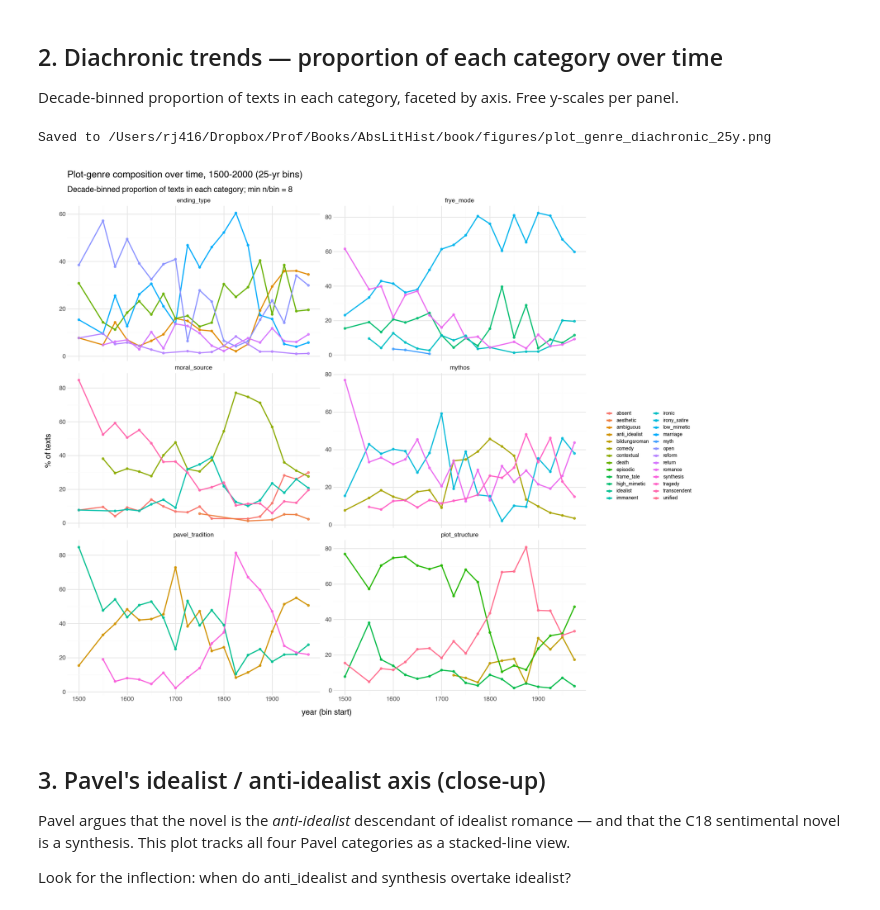
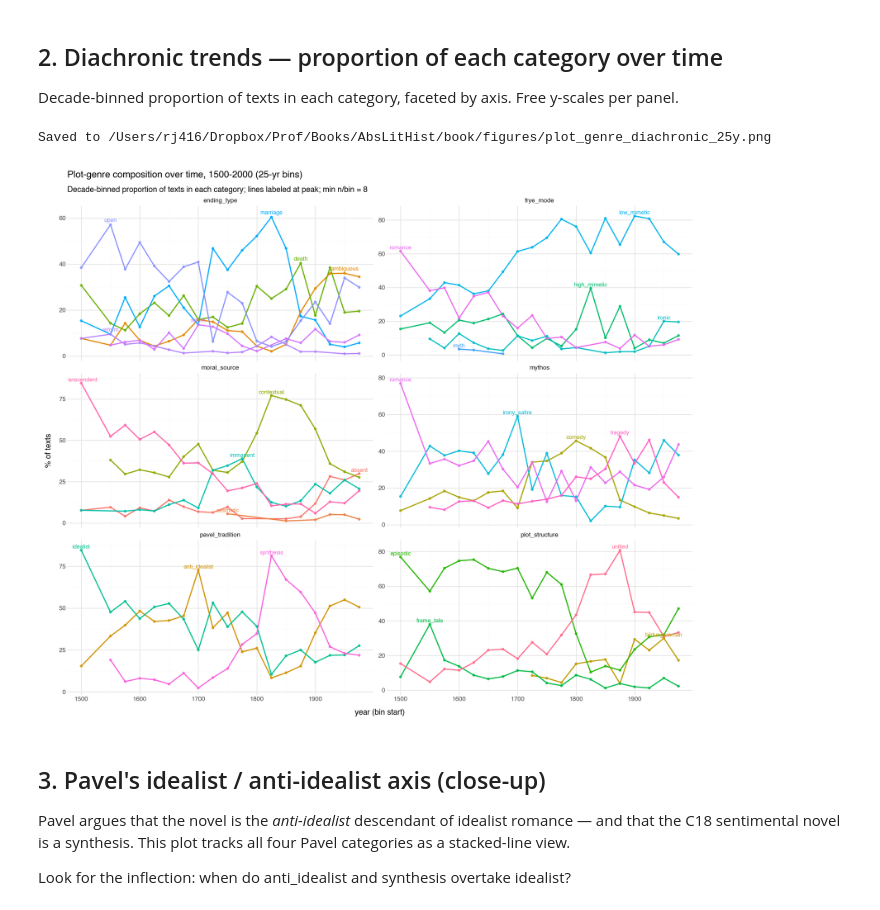
Before and after one commit to quadrismegistus/abstraction, a Jupyter notebook: notebooks/16-plot-genre.ipynb, the cells around one changed output. Saved outputs shown, nothing was run; the diff lists cells and outputs as text; code cells hidden in the pictures.

Commit message:
notebooks/16: label each line at its peak in plot_genre_diachronic_25y
Adds geom_text at one row per (axis, category) -- the bin where pct peaks --
labeled with the category name in the line's color. Drops the legend
since labels are now self-explanatory.

Co-Authored-By: Claude Opus 4.6 (1M context) <noreply@anthropic.com>

```diff
--- a/notebooks/16-plot-genre.ipynb
+++ b/notebooks/16-plot-genre.ipynb
@@ -97,37 +97,45 @@ for f in FIELDS:
     grouped = dia.groupby(['bin', f]).size().reset_index(name='n')
     bin_totals = grouped.groupby('bin')['n'].sum().rename('total')
     grouped = grouped.merge(bin_totals, on='bin')
     grouped = grouped[grouped['total'] >= MIN_N].copy()
     grouped['pct'] = grouped['n'] / grouped['total'] * 100
     grouped['axis'] = f
     grouped = grouped.rename(columns={f: 'category'})
     long_rows.append(grouped[['bin', 'axis', 'category', 'pct', 'n', 'total']])
 diachronic = pd.concat(long_rows, ignore_index=True)
 diachronic = diachronic.dropna(subset=['category'])
 
+# One label per (axis, category) at the bin where pct peaks.
+peak_rows = (diachronic.sort_values('pct', ascending=False)
+             .groupby(['axis', 'category'], as_index=False)
+             .first())
+
 p_dia = (p9.ggplot(diachronic, p9.aes(x='bin', y='pct', color='category'))
          + p9.geom_line(size=0.9)
          + p9.geom_point(size=1.2, alpha=0.8)
+         + p9.geom_text(p9.aes(label='category'),
+                        data=peak_rows,
+                        nudge_y=1.8, size=8, fontweight='bold',
+                        show_legend=False)
          + p9.facet_wrap('~ axis', ncol=2, scales='free_y')
          + p9.scale_x_continuous(breaks=range(1500, 2001, 100))
          + p9.labs(
              title=f'Plot-genre composition over time, 1500-2000 ({DECADE}-yr bins)',
-             subtitle=f'Decade-binned proportion of texts in each category; min n/bin = {MIN_N}',
+             subtitle=f'Decade-binned proportion of texts in each category; lines labeled at peak; min n/bin = {MIN_N}',
              x='year (bin start)', y='% of texts',
              color='',
          )
          + p9.theme_minimal()
          + p9.theme(figure_size=(13, 11),
-                    legend_text=p9.element_text(size=7),
-                    legend_key_size=8))
+                    legend_position='none'))
 
 out = os.path.join(DROPBOX_FIGS, 'plot_genre_diachronic_25y.png')
 p_dia.save(out, dpi=300, verbose=False)
 print(f'Saved to {out}')
 p_dia
 # %% [output]
 Saved to /Users/rj416/Dropbox/Prof/Books/AbsLitHist/book/figures/plot_genre_diachronic_25y.png
-[figure, old version]
+[figure, new version]
 # %% [markdown]
 ## 3. Pavel's idealist / anti-idealist axis (close-up)
 
```
